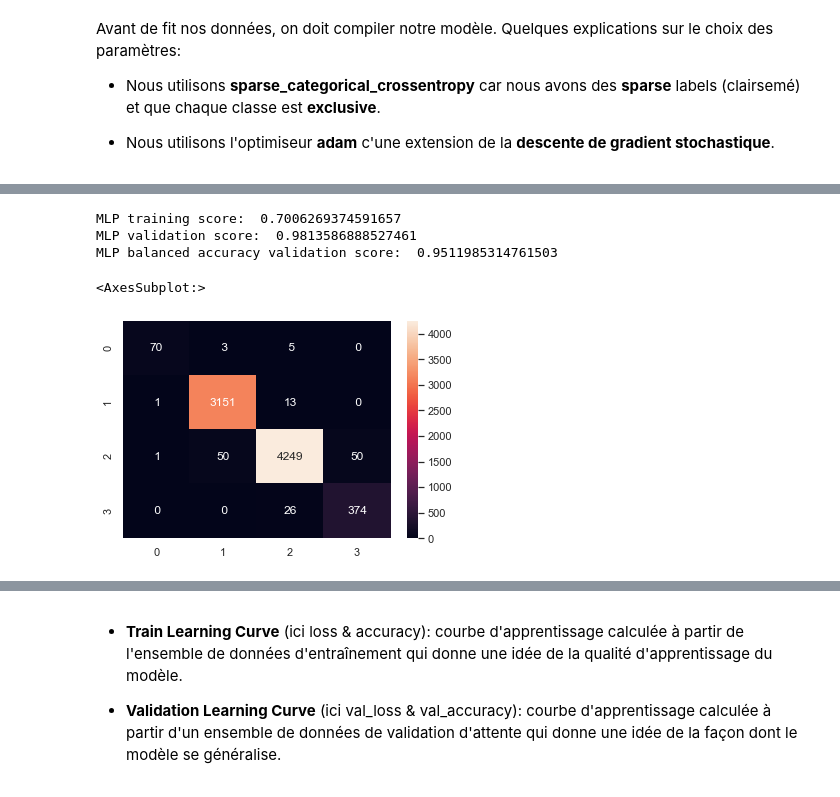
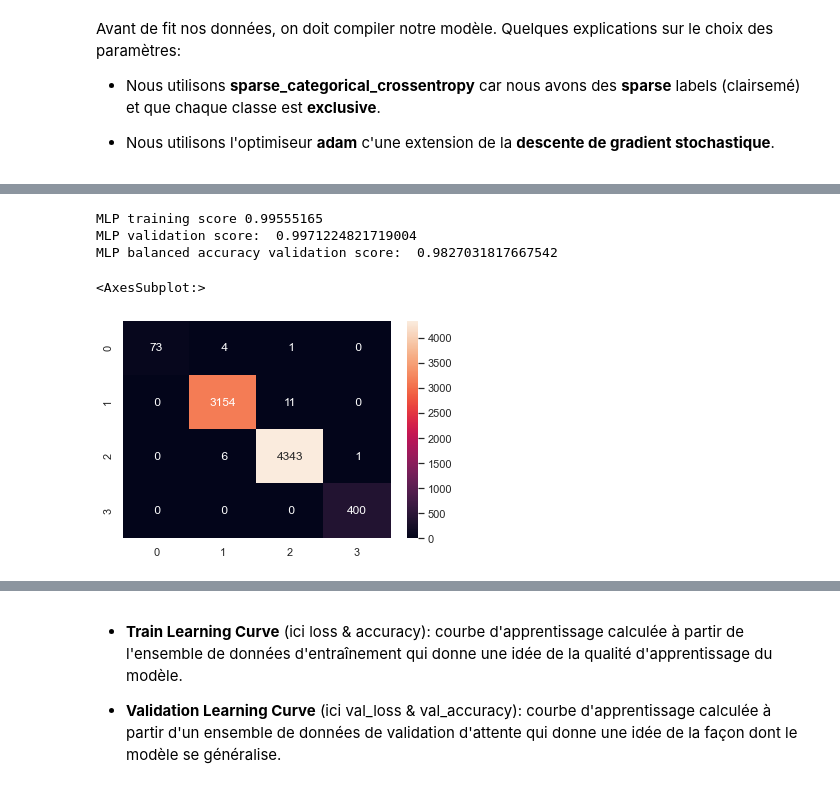
Before and after one commit to baptiste-mouton/ig4_dataScienceProject, a Jupyter notebook: DS_v2/supervised_v2.ipynb, the cells around one changed output, grey strips where cells are left out. Cells and saved outputs as stored; diff of their text form; code cells hidden in the pictures.

```diff
--- a/DS_v2/supervised_v2.ipynb
+++ b/DS_v2/supervised_v2.ipynb
@@ -398,3 +402,4 @@ LogisticRegression balanced accuracy validation score:  0.8548162983309657
 models.append('KNearestNeighbours')
 acc_training.append(training_score)
 acc_test.append(test_score)
+acc_balanced.append(balanced_score)
@@ -445,3 +448,4 @@ LinearRegression balanced accuracy validation score:  0.45621856942017514
 models.append('Perceptron')
 acc_training.append(training_score)
 acc_test.append(test_score)
+acc_balanced.append(balanced_score)
@@ -483,3 +485,4 @@ Adaboost balanced accuracy validation score:  0.9123771192921585
 models.append('Adaboost with DecisionTree')
 acc_training.append(training_score)
 acc_test.append(test_score)
+acc_balanced.append(balanced_score)
@@ -519,5 +520,6 @@ Xgboost balanced accuracy validation score:  0.6382358123708834
 models.append('xgboost')
 acc_training.append(training_score)
 acc_test.append(test_score)
+acc_balanced.append(balanced_score)
 # %% [markdown]
 <br>
@@ -588,21 +574,26 @@ Epoch 30/30
 # %%
 y_pred = model.predict_classes(X_test)
 
 test_score = accuracy_score(y_pred, y_test)
-print('MLP training score: ', training_score)
+balanced_score = balanced_accuracy_score(y_test, y_pred)
+
+print('MLP training score', max(history.history['accuracy']))
 print('MLP validation score: ', test_score)
+print('MLP balanced accuracy validation score: ', balanced_score)
 
-balanced_score = balanced_accuracy_score(y_test, y_pred)
-print('MLP balanced accuracy validation score: ', balanced_score)
+models.append('MLP Sequential')
+acc_training.append( max(history.history['accuracy']))
+acc_test.append(test_score)
+acc_balanced.append(balanced_score)
 
 matrix = confusion_matrix(y_test, y_pred)
 sns.heatmap(matrix, annot=True, fmt='2.0f')
 # %% [output]
-MLP training score:  0.7006269374591657
-MLP validation score:  0.9813586888527461
-MLP balanced accuracy validation score:  0.9511985314761503
+MLP training score 0.99555165
+MLP validation score:  0.9971224821719004
+MLP balanced accuracy validation score:  0.9827031817667542
 <AxesSubplot:>
-[figure, old version]
+[figure, new version]
 # %%
 pd.DataFrame(history.history).plot(figsize=(8, 5))
 plt.grid(True)
```
Also changed, not shown: parts of 114 cells of this notebook.
